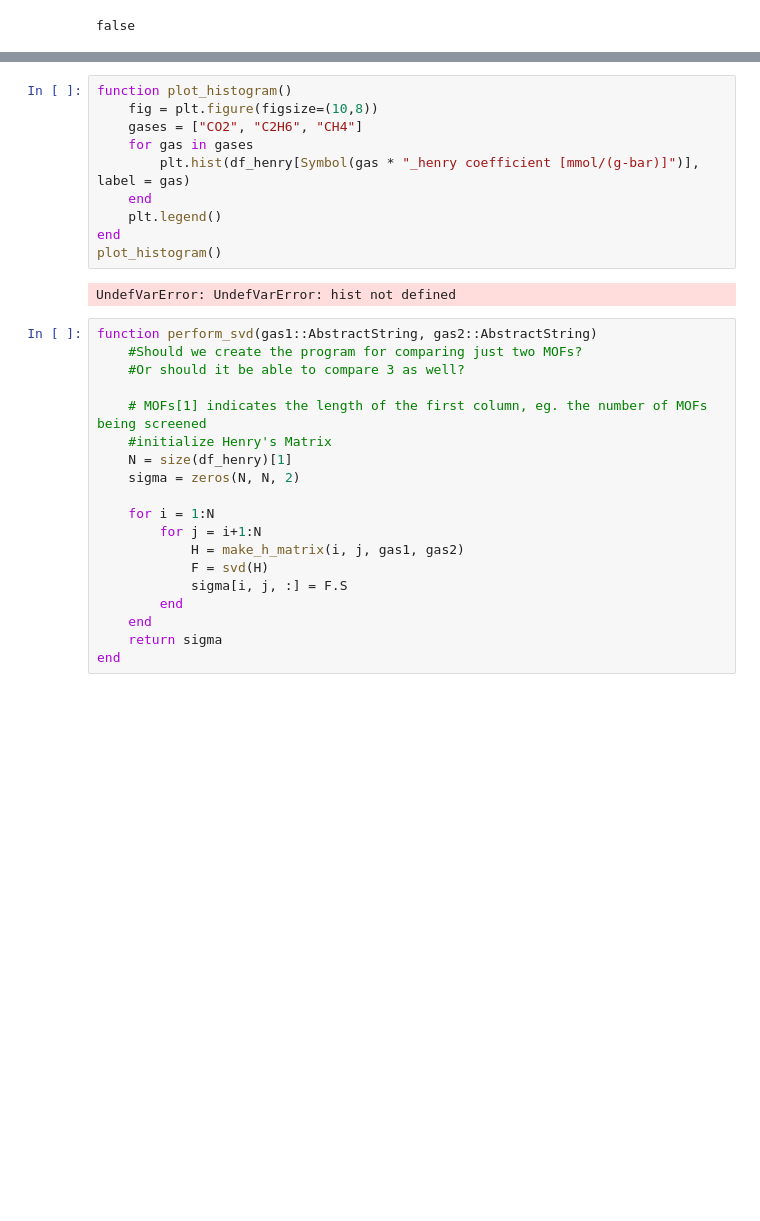
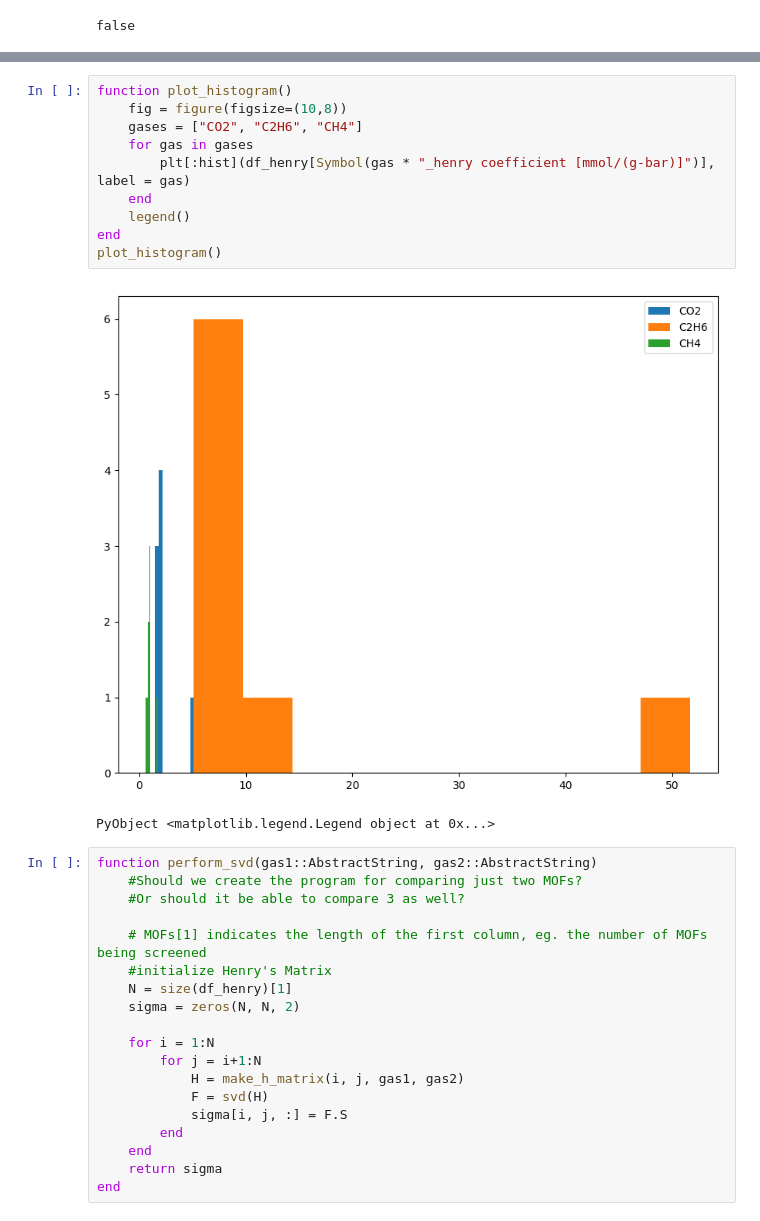
Before and after one commit to SimonEnsemble/sensor_arrays, a Jupyter notebook: src/Sensor_notebook.ipynb, the cells around one changed output, grey strips where cells are left out. Saved outputs shown, nothing was run; the diff lists cells and outputs as text; blank space fills up the shorter version.

```diff
--- a/src/Sensor_notebook.ipynb
+++ b/src/Sensor_notebook.ipynb
@@ -46,15 +44,16 @@ plt[:hist](data)
 # %%
 function plot_histogram()
-    fig = plt.figure(figsize=(10,8))
+    fig = figure(figsize=(10,8))
     gases = ["CO2", "C2H6", "CH4"]
     for gas in gases
-        plt.hist(df_henry[Symbol(gas * "_henry coefficient [mmol/(g-bar)]")], label = gas)
+        plt[:hist](df_henry[Symbol(gas * "_henry coefficient [mmol/(g-bar)]")], label = gas)
     end
-    plt.legend()
+    legend()
 end
 plot_histogram()
 # %% [output]
+[figure, added]
-UndefVarError: UndefVarError: hist not defined
+PyObject <matplotlib.legend.Legend object at 0x...>
 # %%
 function perform_svd(gas1::AbstractString, gas2::AbstractString)
     #Should we create the program for comparing just two MOFs?
```
Also changed, not shown: parts of 9 cells of this notebook.
